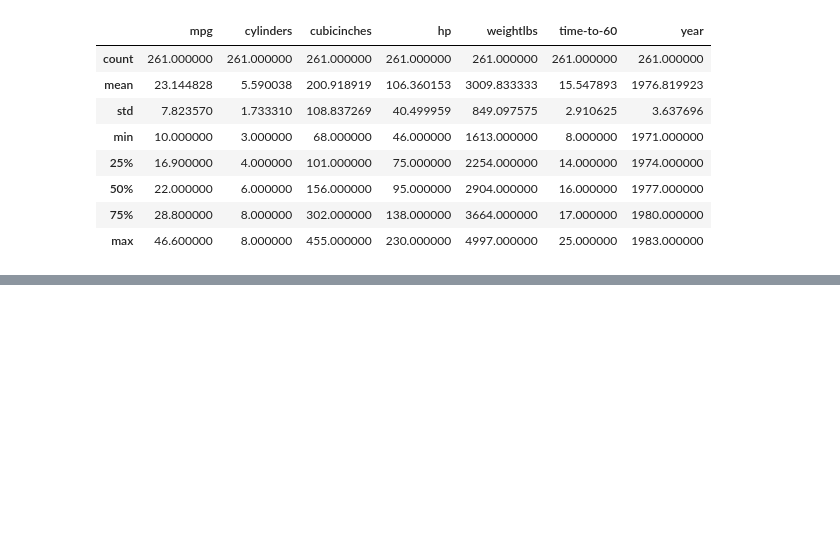
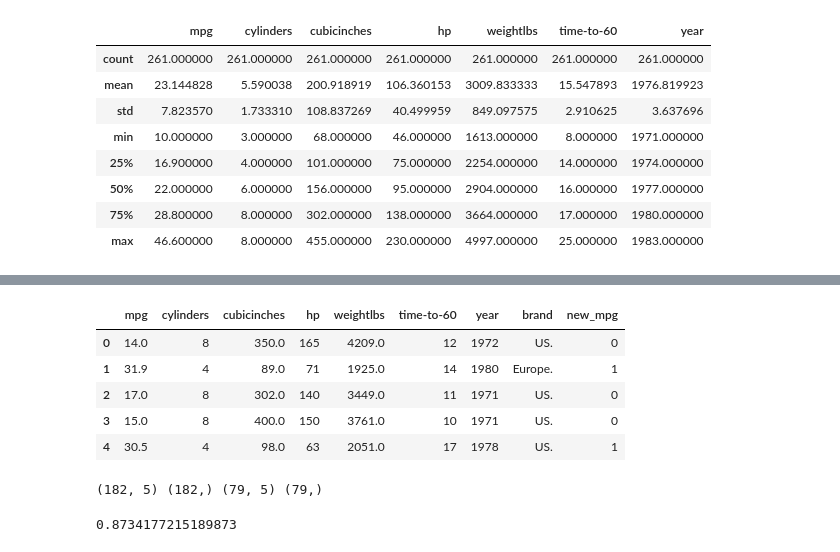
Before and after one commit to Aguiaia/igti_Machine_Learning, a Jupyter notebook: 6 - Desafio final/desafio.ipynb, the cells around one changed output, grey strips where cells are left out. Cells and saved outputs as stored; diff of their text form; code cells hidden in the pictures; blank space fills up the shorter version.

```diff
--- a/6 - Desafio final/desafio.ipynb
+++ b/6 - Desafio final/desafio.ipynb
@@ -122,0 +191,28 @@ cars. describe()
+# %%
+cars_models = cars
+cars_models['new_mpg'] = np.where(cars['mpg'] > 25, 1, 0)
+cars_models.head()
+# %% [output]
+|  | mpg | cylinders | cubicinches | hp | weightlbs | time-to-60 | year | brand | new_mpg |
+| 0 | 14.0 | 8 | 350.0 | 165 | 4209.0 | 12 | 1972 | US. | 0 |
+| 1 | 31.9 | 4 | 89.0 | 71 | 1925.0 | 14 | 1980 | Europe. | 1 |
+| 2 | 17.0 | 8 | 302.0 | 140 | 3449.0 | 11 | 1971 | US. | 0 |
+| 3 | 15.0 | 8 | 400.0 | 150 | 3761.0 | 10 | 1971 | US. | 0 |
+| 4 | 30.5 | 4 | 98.0 | 63 | 2051.0 | 17 | 1978 | US. | 1 |
+# %%
+y = cars_models['new_mpg']
+X = cars_models[['cylinders','cubicinches','hp','weightlbs','time-to-60']]
+scaler = StandardScaler()
+X = scaler.fit_transform(X)
+from sklearn.model_selection import train_test_split
+X_train, X_valid, y_train, y_valid = train_test_split(X, y, test_size=.3, random_state=42)
+print(X_train.shape, y_train.shape, X_valid.shape, y_valid.shape)
+# %% [output]
+(182, 5) (182,) (79, 5) (79,)
+# %%
+from sklearn.tree import DecisionTreeClassifier
+modelDT = DecisionTreeClassifier(random_state=42).fit(X_train, y_train)
+score = modelDT.score(X_valid, y_valid)
+print(score)
+# %% [output]
+0.8734177215189873
```
Also changed, not shown: parts of 35 cells of this notebook.
